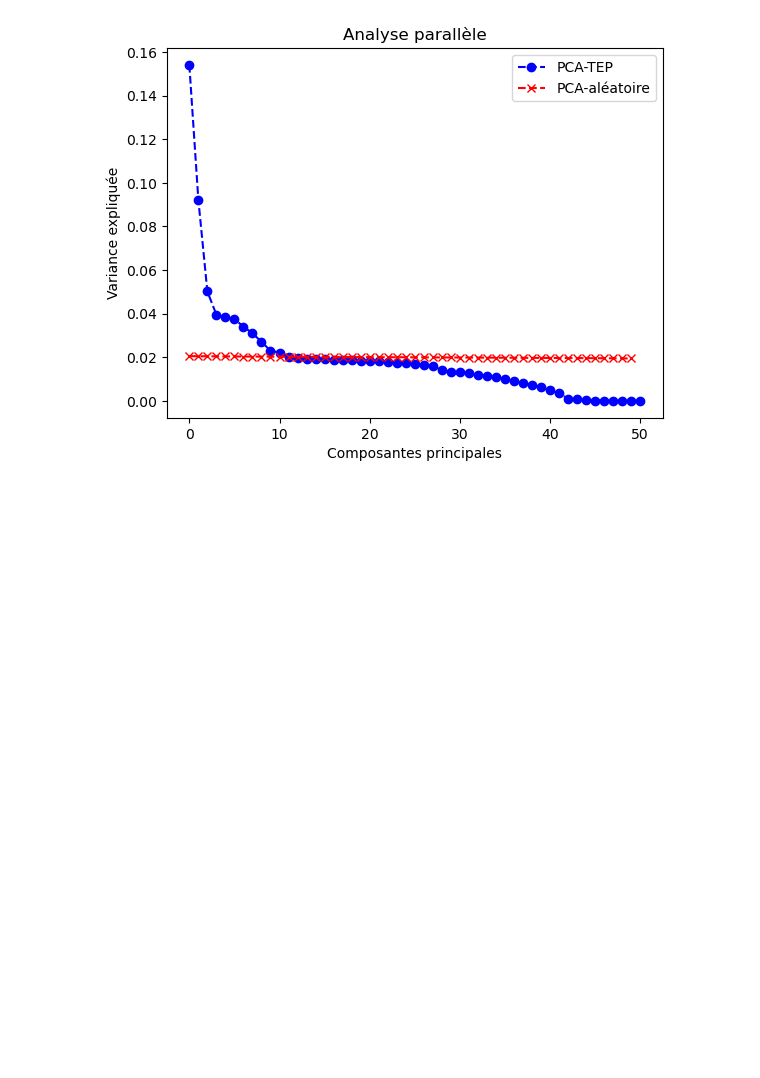
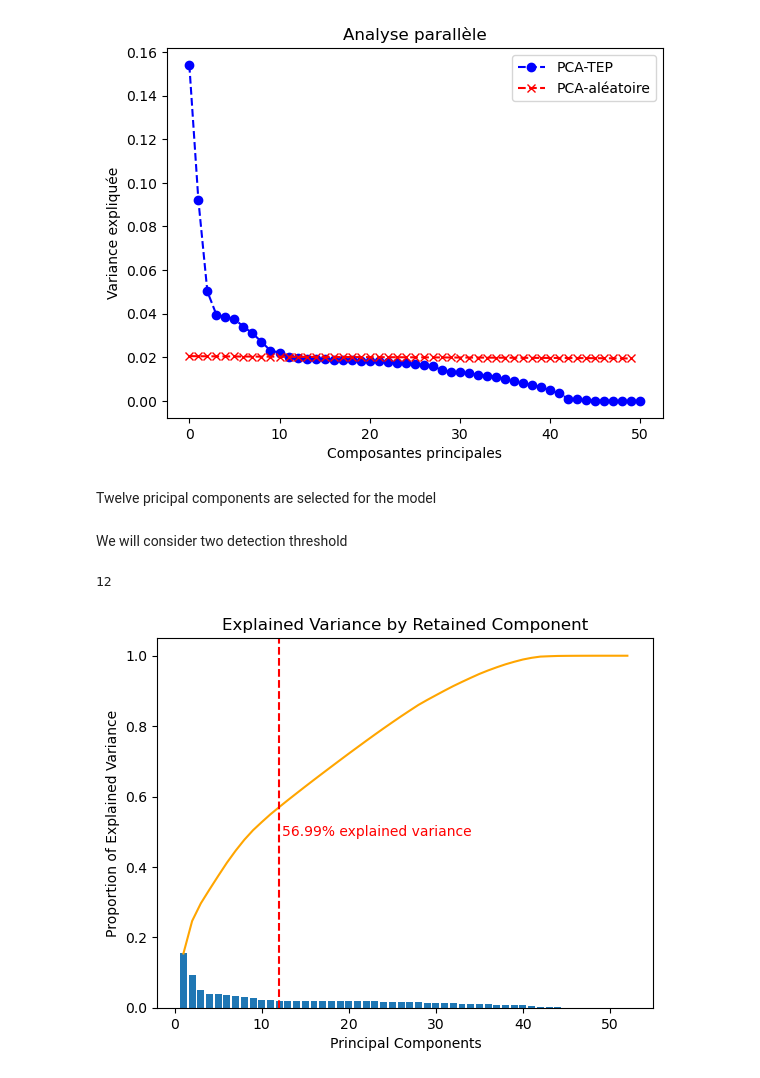
Before and after one commit to AbdoulRahimeDiallo/quantifying_alarm_fatigue_caused_by_fault_and_defect_detection_systems, a Jupyter notebook: examples/academic_case_study.ipynb, the cells around one changed output. Drawn from its saved outputs; the diff is of its cells as text; code cells hidden in the pictures; blank space fills up the shorter version.

```diff
--- a/examples/academic_case_study.ipynb
+++ b/examples/academic_case_study.ipynb
@@ -118,3 +116,13 @@ plt.title('Analyse parallèle')
 plt.show()
 # %% [output]
 [figure]
+# %% [markdown]
+Twelve pricipal components are selected for the model
+# %% [markdown]
+We will consider two detection threshold
+# %%
+model = acp(n_component=12)
+model.fit(X_train,alpha=0.01)
+# %% [output]
+12
+[figure, added]
```
Also changed, not shown: parts of 21 cells of this notebook, 5 other files.
